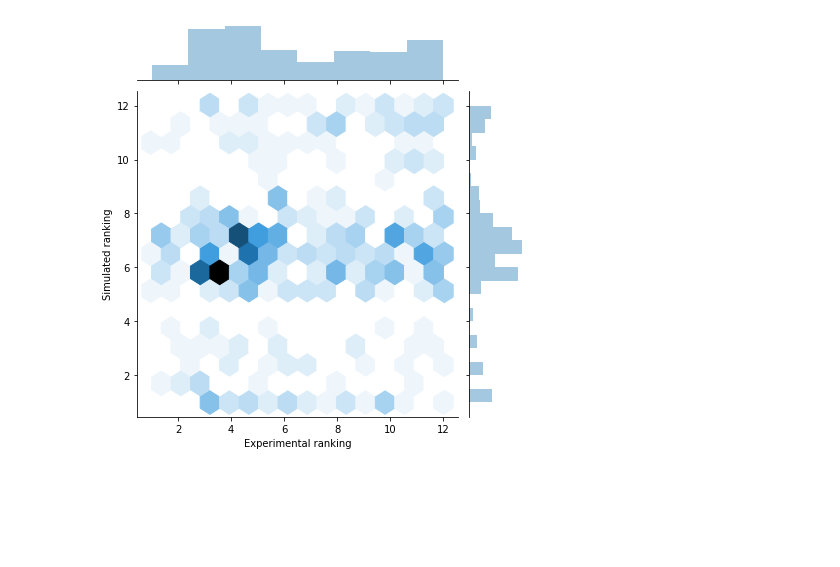
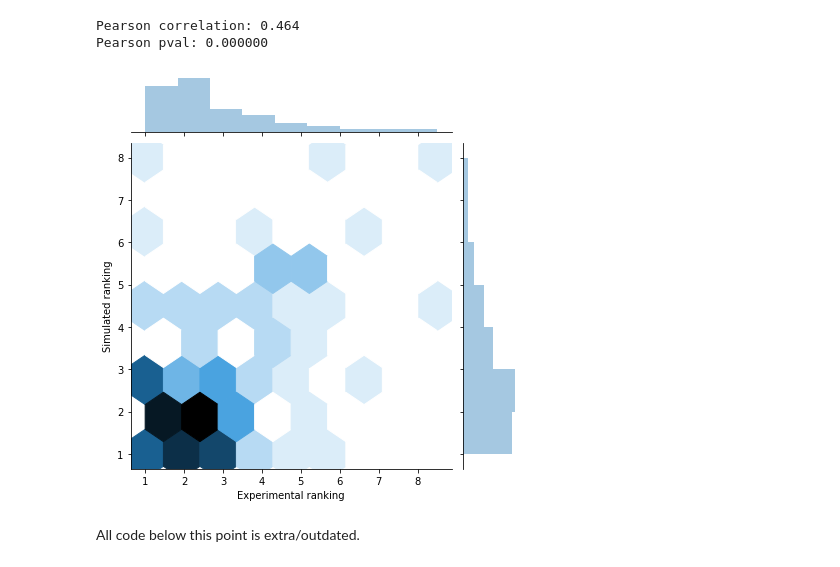
Before and after one commit to medlocklab/iterative_pfba, a Jupyter notebook: bin/pFBA_comparison.ipynb, the cells around one changed output. Saved outputs shown, nothing was run; the diff lists cells and outputs as text; code cells hidden in the pictures; blank space fills up the shorter version.

Commit message:
5/1/20 experimental comparison code

```diff
--- a/bin/pFBA_comparison.ipynb
+++ b/bin/pFBA_comparison.ipynb
@@ -26,8 +19,0 @@ Index(['Dextrin', 'Maltose', 'Stachyose', 'D-Mannose', 'D-Fructose', 'Inosine',
-# %%
-biolog_i = biolog[intersection]
-fortyCP_i = fortyCP[intersection]
-
-rank_b = biolog_i.rank(axis = 1)
-rank_f = fortyCP_i.rank(axis = 1)
-rank_b.sort_index(inplace = True)
-rank_f.sort_index(inplace = True)
@@ -43,0 +60,28 @@ plt.ylabel('Simulated ranking');
+# %%
+fortyCP.sort_index(inplace = True)
+biolog.sort_index(inplace = True)
+# %%
+i = 0
+avg = 0
+count = 0
+arr_b = []
+arr_f = []
+while i < biolog.shape[0]:
+    intersection = (biolog.iloc[i][biolog.iloc[i]!=0].index.intersection(fortyCP.iloc[i][fortyCP.iloc[i]<0].index))
+    biolog_i = biolog.iloc[i][intersection]
+    fortyCP_i = fortyCP.iloc[i][intersection]
+    rank_b = biolog_i.rank()
+    rank_f = fortyCP_i.rank(ascending = False)
+    if intersection.shape[0]>1 and not np.isnan(spearmanr(rank_b, rank_f)[0]):
+        avg+=(spearmanr(rank_b, rank_f)[0])
+        plt.scatter(rank_b, rank_f, alpha=0.2, c = 'b')
+        arr_b = np.append(arr_b,rank_b.values)
+        arr_f = np.append(arr_f,rank_f.values)
+        count+=1
+    i+=1
+avg = avg/count
+print(avg)
+x = np.linspace(1, 8, 1000)
+plt.plot(x,x)
+plt.xlabel('Experimental ranking')
+plt.ylabel('Simulated ranking');
@@ -44,5 +91,14 @@ plt.ylabel('Simulated ranking');
+# %%
+Pcorr, Ppval = pearsonr(arr_b, arr_f)
+print('Pearson correlation: %.3f' % Pcorr)
+print('Pearson pval: %f' % Ppval)
+# %% [output]
+Pearson correlation: 0.464
+Pearson pval: 0.000000
 # %%
-hexplot = seaborn.jointplot(rank_b, rank_f, kind = 'hex')
+hexplot = seaborn.jointplot(arr_b, arr_f, kind = 'hex')
 hexplot.set_axis_labels('Experimental ranking', 'Simulated ranking');
 # %% [output]
-[figure, old version]
+[figure, new version]
+# %% [markdown]
+All code below this point is extra/outdated.
```
Also changed, not shown: parts of 20 cells of this notebook, 1 other file.
